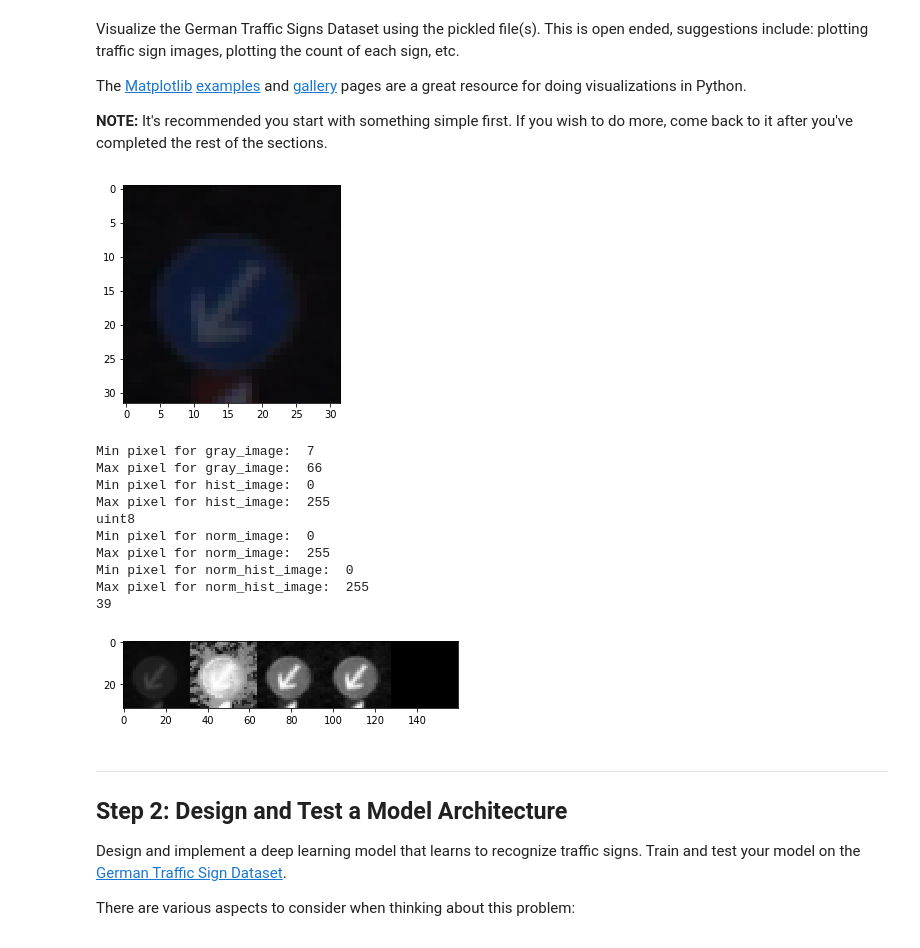
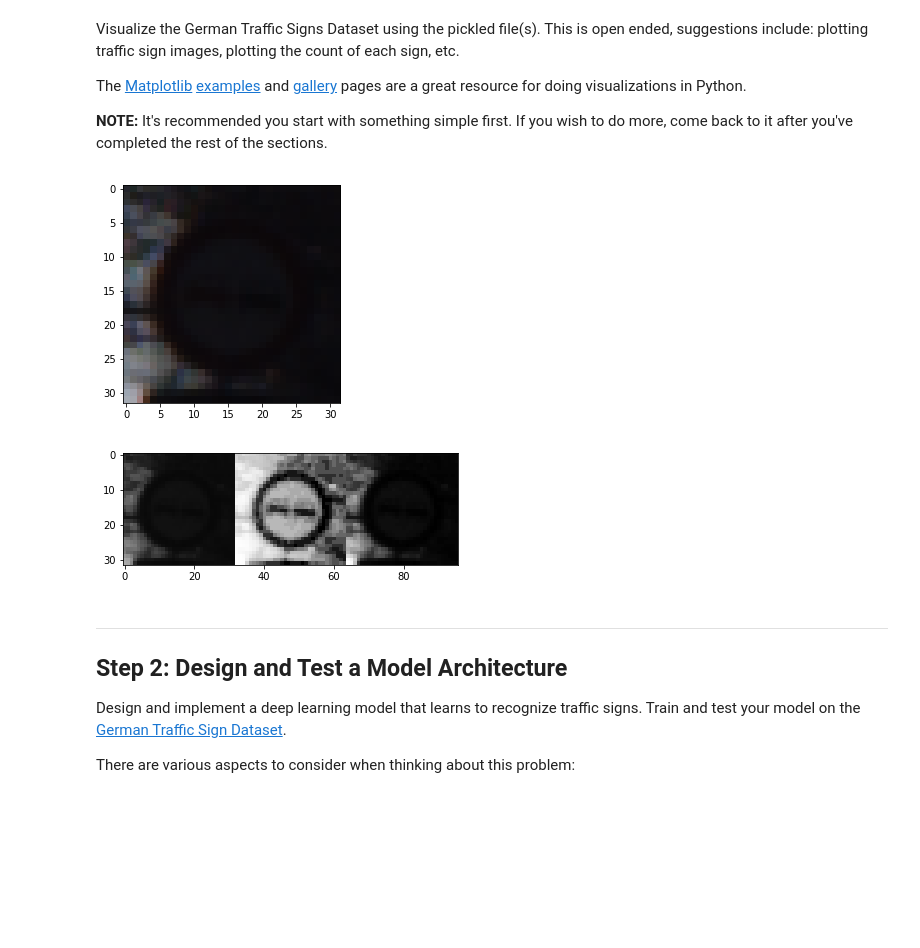
Before and after one commit to vijay-daniel/CarND-Traffic-Sign-Classifier-Project, a Jupyter notebook: Traffic_Sign_Classifier.ipynb, the cells around one changed output. Saved outputs shown, nothing was run; the diff lists cells and outputs as text; code cells hidden in the pictures; blank space fills up the shorter version.

```diff
--- a/Traffic_Sign_Classifier.ipynb
+++ b/Traffic_Sign_Classifier.ipynb
@@ -126,57 +126,28 @@ The [Matplotlib](http://matplotlib.org/) [examples](http://matplotlib.org/exampl
 # %%
 import random
 import cv2
 ### Data exploration visualization code goes here.
 ### Feel free to use as many code cells as needed.
 import matplotlib.pyplot as plt
 # Visualizations will be shown in the notebook.
 %matplotlib inline
 
 index = random.randint(0, len(clr_X_train))
-# image = X_train[index].squeeze()
 image = clr_X_train[index]
 
 plt.imshow(image)
 plt.show()
 
 
 gray_image = cv2.cvtColor(image, cv2.COLOR_BGR2GRAY)
-print("Min pixel for gray_image: ", np.min(gray_image))
-print("Max pixel for gray_image: ", np.max(gray_image))
-
 hist_image = cv2.equalizeHist(gray_image)
-print("Min pixel for hist_image: ", np.min(hist_image))
-print("Max pixel for hist_image: ", np.max(hist_image))
-
-print(gray_image.dtype)
 norm_image = cv2.normalize(gray_image, np.zeros(gray_image.shape), 0, 255, cv2.NORM_MINMAX, dtype=cv2.CV_8U)
 
-print("Min pixel for norm_image: ", np.min(norm_image))
-print("Max pixel for norm_image: ", np.max(norm_image))
-
-norm_hist_image = cv2.normalize(norm_image, np.zeros(gray_image.shape), 0, 255, cv2.NORM_MINMAX, dtype=cv2.CV_8U)
-print("Min pixel for norm_hist_image: ", np.min(norm_hist_image))
-print("Max pixel for norm_hist_image: ", np.max(norm_hist_image))
-
-
-print(y_train[index])
-
-# plt.figure(figsize=(10,10))
-plt.imshow(np.hstack((gray_image, hist_image, norm_image, norm_hist_image, norm_image-norm_hist_image)), cmap='gray')
+plt.imshow(np.hstack((gray_image, hist_image, norm_image)), cmap='gray')
 plt.show()
 # %% [output]
-[figure, old version]
+[figure, new version]
-Min pixel for gray_image:  7
-Max pixel for gray_image:  66
-Min pixel for hist_image:  0
-Max pixel for hist_image:  255
-uint8
-Min pixel for norm_image:  0
-Max pixel for norm_image:  255
-Min pixel for norm_hist_image:  0
-Max pixel for norm_hist_image:  255
-39
-[figure, old version]
+[figure, new version]
 # %% [markdown]
 ----
 
```
Also changed, not shown: parts of 13 cells of this notebook.
